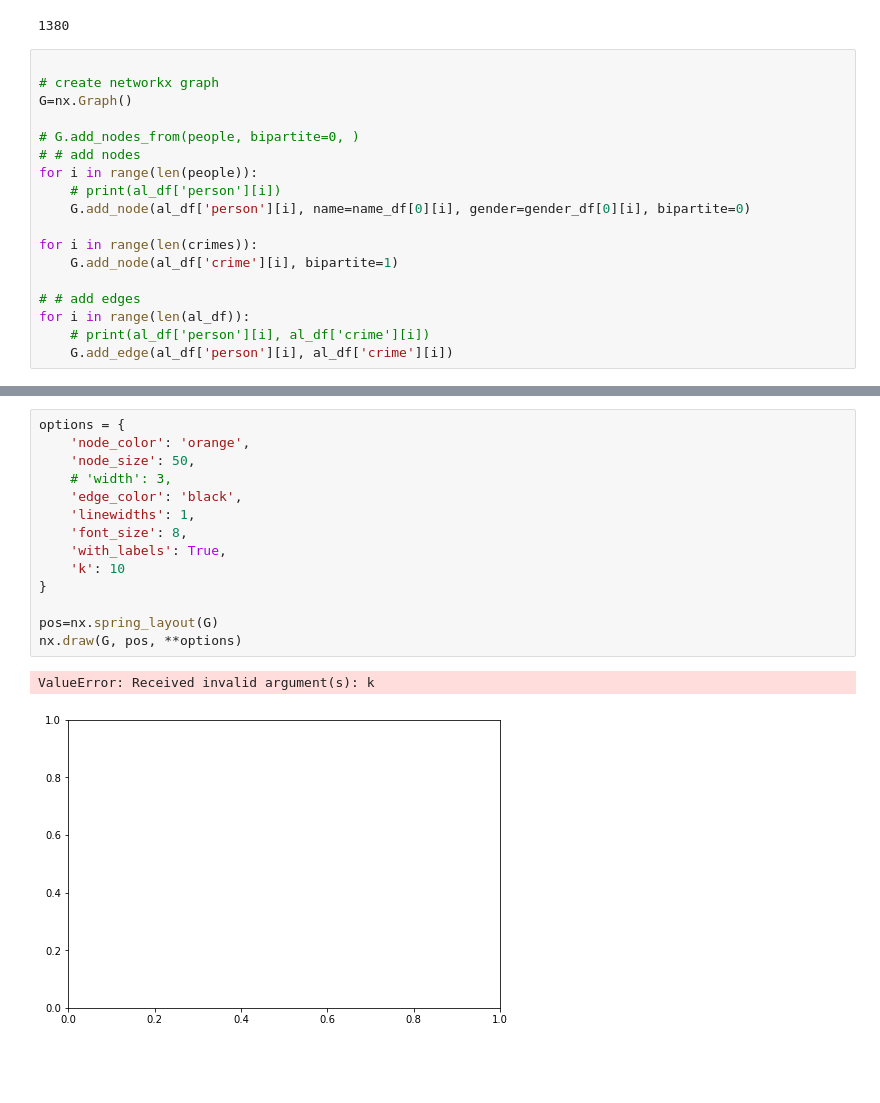
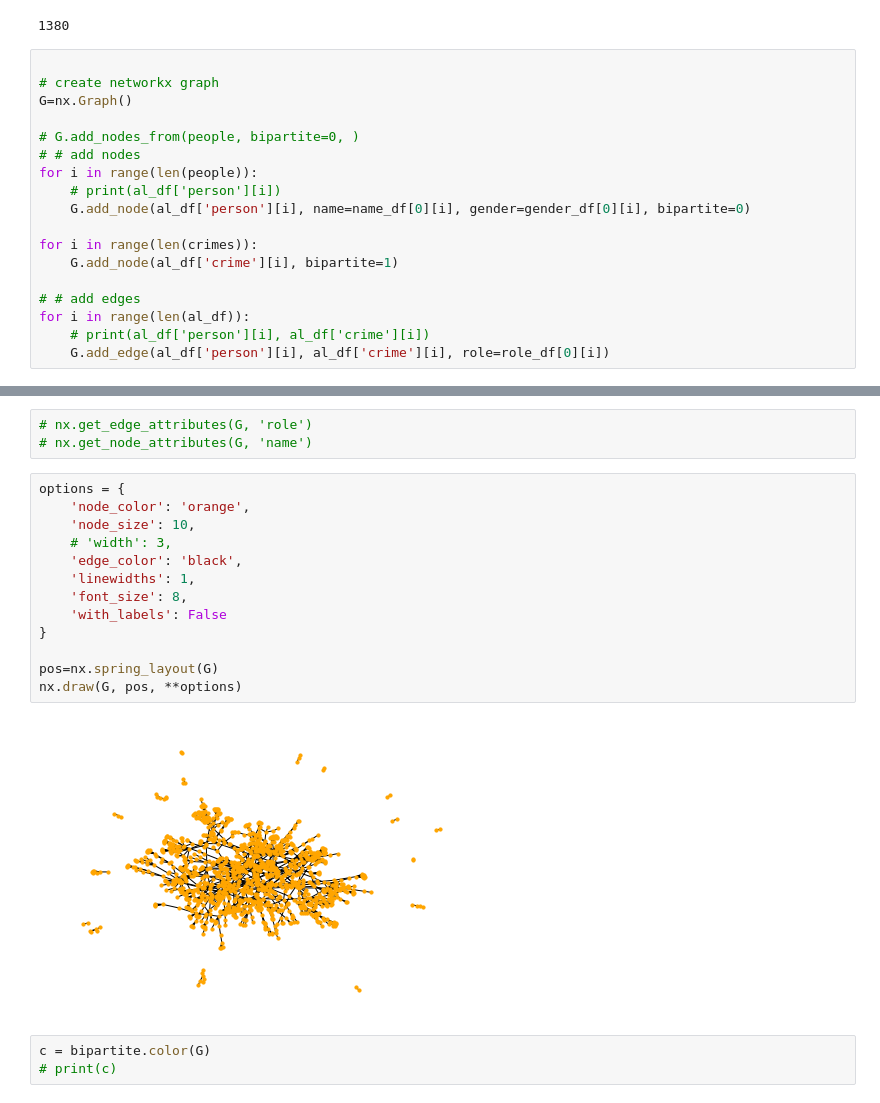
Before and after one commit to dmdequin/CrimeNetworkAnalysis, a Jupyter notebook: Notebooks/sabrina.ipynb, the cells around one changed output, grey strips where cells are left out. Cells and saved outputs as stored; diff of their text form; blank space fills up the shorter version.

```diff
--- a/Notebooks/sabrina.ipynb
+++ b/Notebooks/sabrina.ipynb
@@ -72,5 +73,5 @@ for i in range(len(crimes)):
 # # add edges
 for i in range(len(al_df)):
     # print(al_df['person'][i], al_df['crime'][i])
-    G.add_edge(al_df['person'][i], al_df['crime'][i])
+    G.add_edge(al_df['person'][i], al_df['crime'][i], role=role_df[0][i])
 # %%
@@ -81,17 +91,21 @@ Num. of edges: 1476
+# %%
+# nx.get_edge_attributes(G, 'role')
+# nx.get_node_attributes(G, 'name')
 # %%
 options = {
     'node_color': 'orange',
-    'node_size': 50,
+    'node_size': 10,
     # 'width': 3,
     'edge_color': 'black',
     'linewidths': 1,
     'font_size': 8,
-    'with_labels': True,
-    'k': 10
+    'with_labels': False
 }
 
 pos=nx.spring_layout(G)
 nx.draw(G, pos, **options)
 # %% [output]
-ValueError: Received invalid argument(s): k
-[figure, old version]
+[figure, new version]
+# %%
+c = bipartite.color(G)
+# print(c)
```
Also changed, not shown: parts of 4 cells of this notebook.
